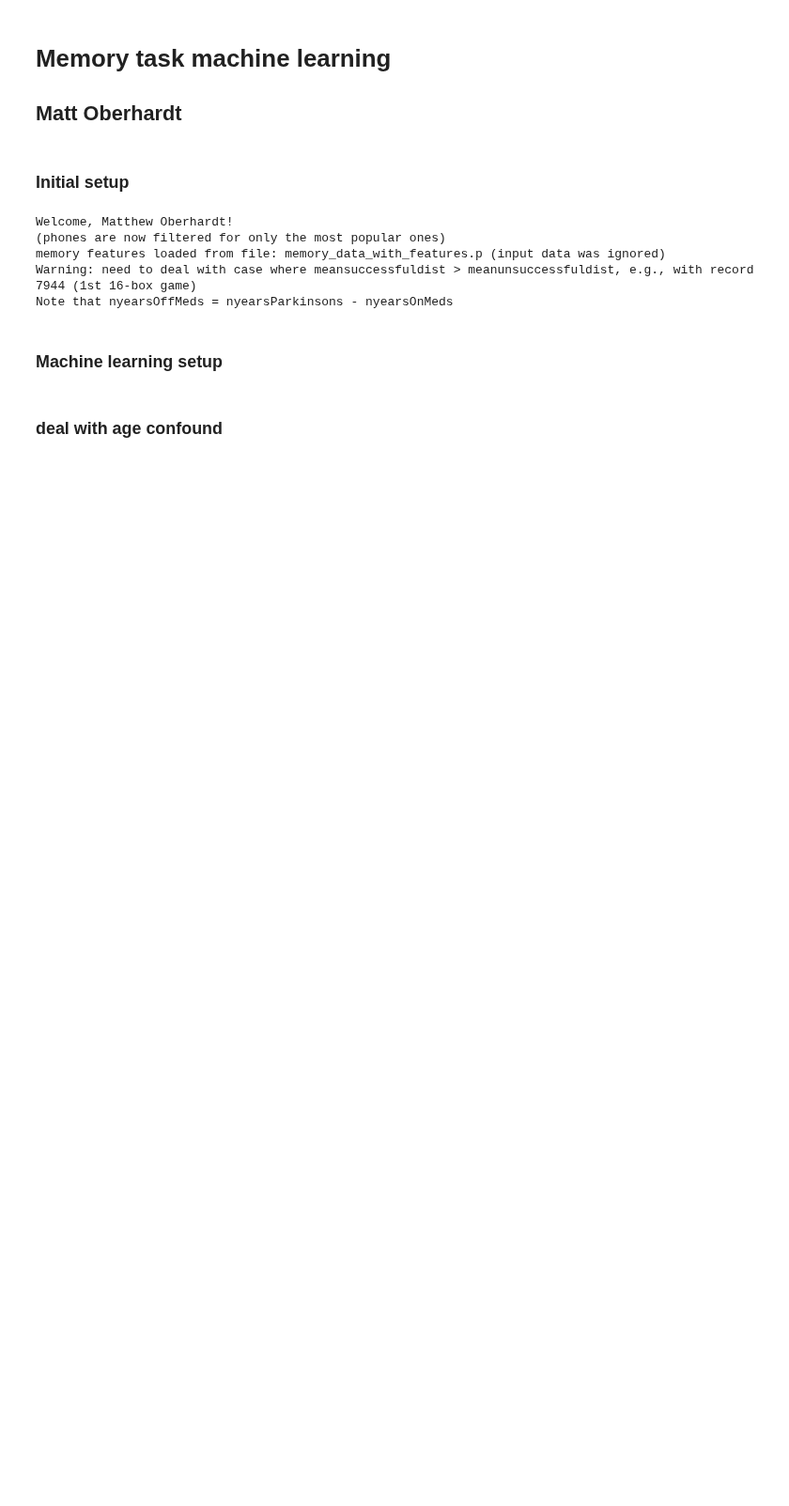
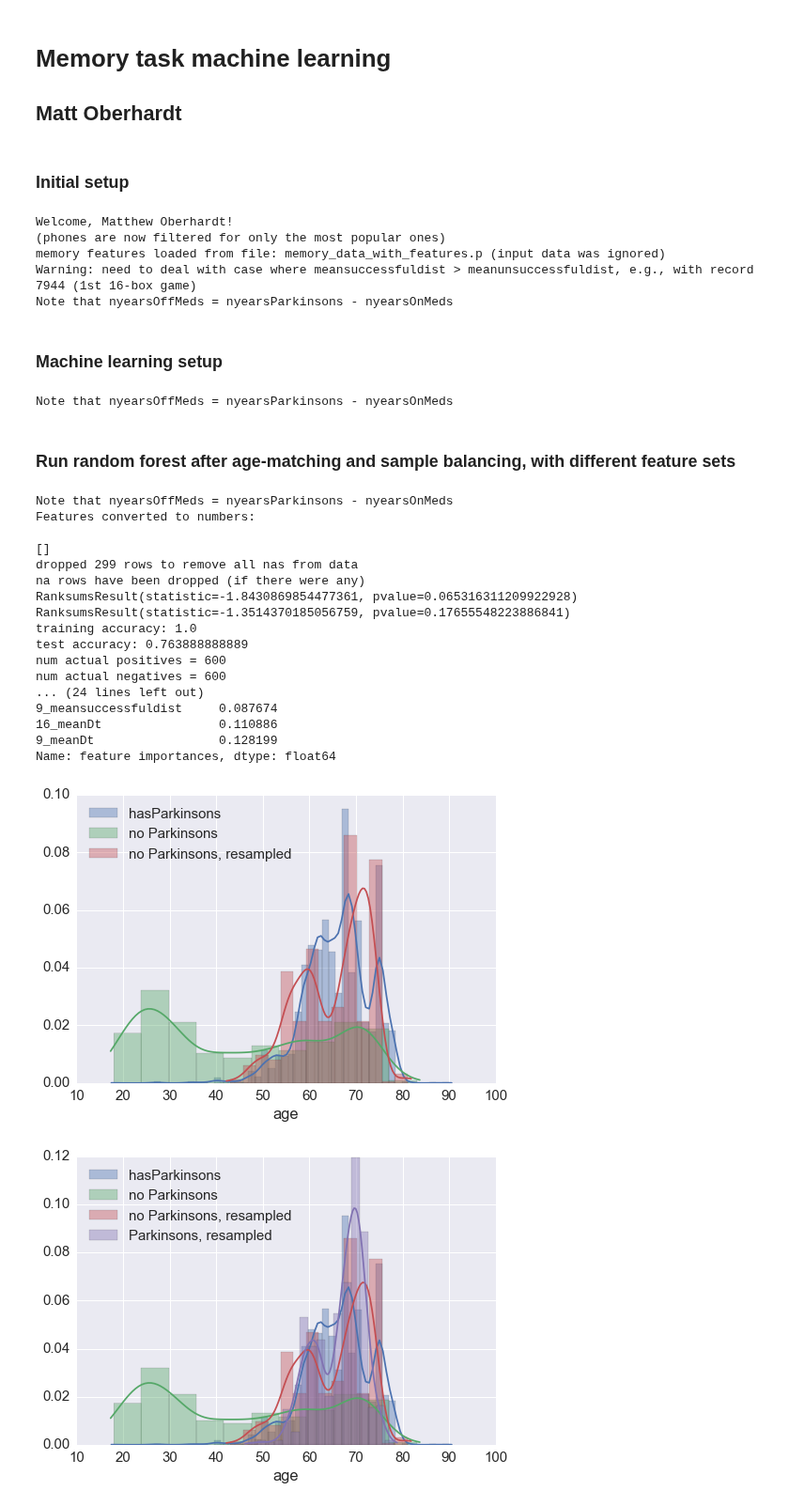
Before and after one commit to mattoby/mpower_memory, a Jupyter notebook: Memory_data_ML.ipynb, the cells around one changed output. Shown at 94% size. Cells and saved outputs as stored; diff of their text form; code cells hidden in the pictures; blank space fills up the shorter version.

Commit message:
Packaged ML code into a module that can be run easily, and updated the Memory_data_ML ipython notebook with it.

```diff
--- a/Memory_data_ML.ipynb
+++ b/Memory_data_ML.ipynb
@@ -77,5 +78,10 @@ from sklearn.preprocessing import StandardScaler
 from sklearn.linear_model import LogisticRegression
 from sklearn.ensemble import RandomForestClassifier
 from sklearn.metrics import confusion_matrix
+
+# load feature categories
+fcats = mt.define_feature_categories()
+# %% [output]
+Note that nyearsOffMeds = nyearsParkinsons - nyearsOnMeds
-# %% [markdown]
-### deal with age confound
+# %% [markdown]
+### Run random forest after age-matching and sample balancing, with different feature sets
@@ -81,0 +91,26 @@ from sklearn.metrics import confusion_matrix
+# %%
+
+fcats = mt.define_feature_categories()
+features = fcats['game'] + ['hasParkinsons'] + ['age']
+#features.remove('medTimepoint')
+outs = mt.build_ML_model_age_corrected_and_samplebalanced(data, features, labelcol='hasParkinsons', toPlot=True)
+# %% [output]
+Note that nyearsOffMeds = nyearsParkinsons - nyearsOnMeds
+Features converted to numbers:
+
+[]
+dropped 299 rows to remove all nas from data
+na rows have been dropped (if there were any)
+RanksumsResult(statistic=-1.8430869854477361, pvalue=0.065316311209922928)
+RanksumsResult(statistic=-1.3514370185056759, pvalue=0.17655548223886841)
+training accuracy: 1.0
+test accuracy: 0.763888888889
+num actual positives = 600
+num actual negatives = 600
+... (24 lines left out)
+9_meansuccessfuldist     0.087674
+16_meanDt                0.110886
+9_meanDt                 0.128199
+Name: feature importances, dtype: float64
+[figure, added]
+[figure, added]
```
Also changed, not shown: parts of 11 cells of this notebook, 2 other files.
